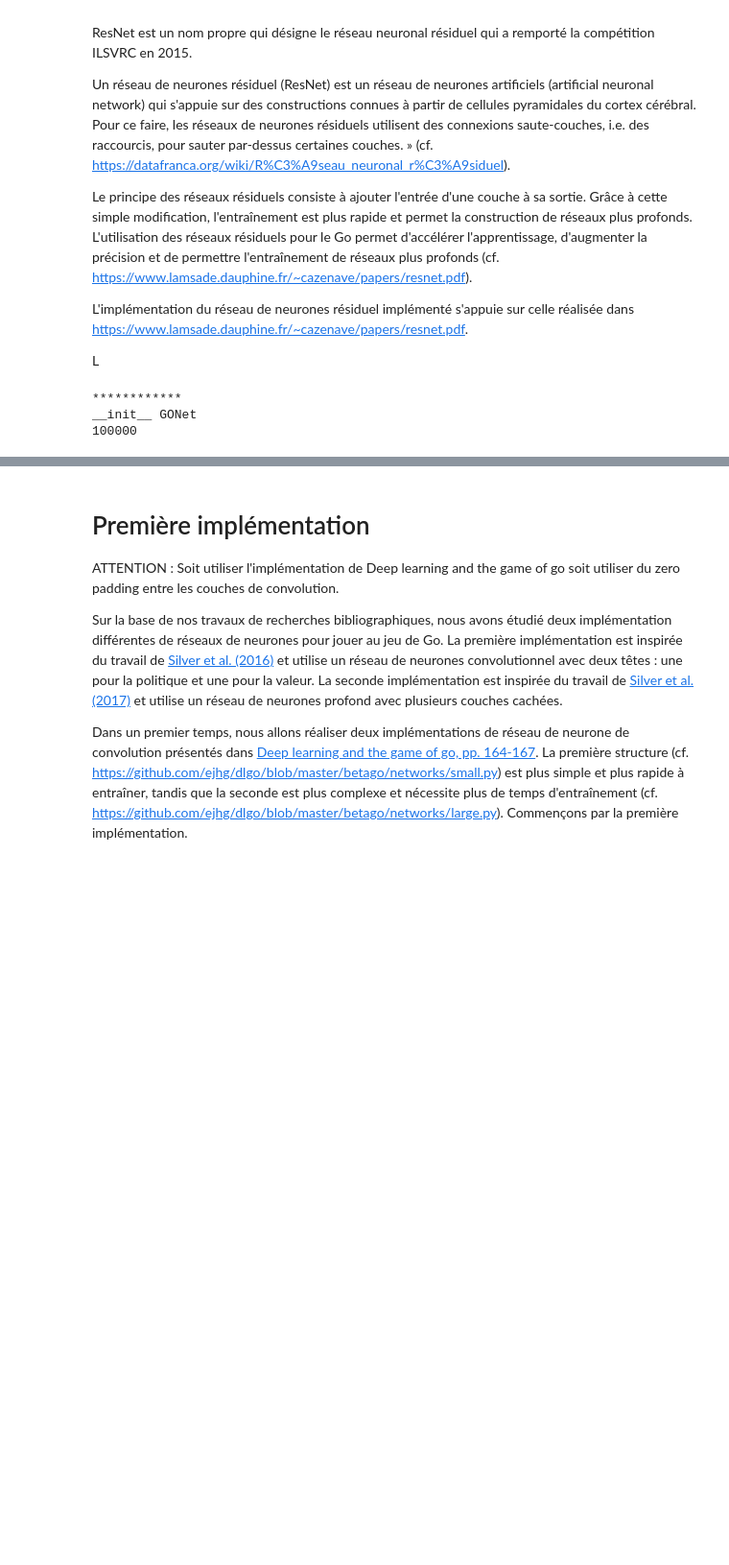
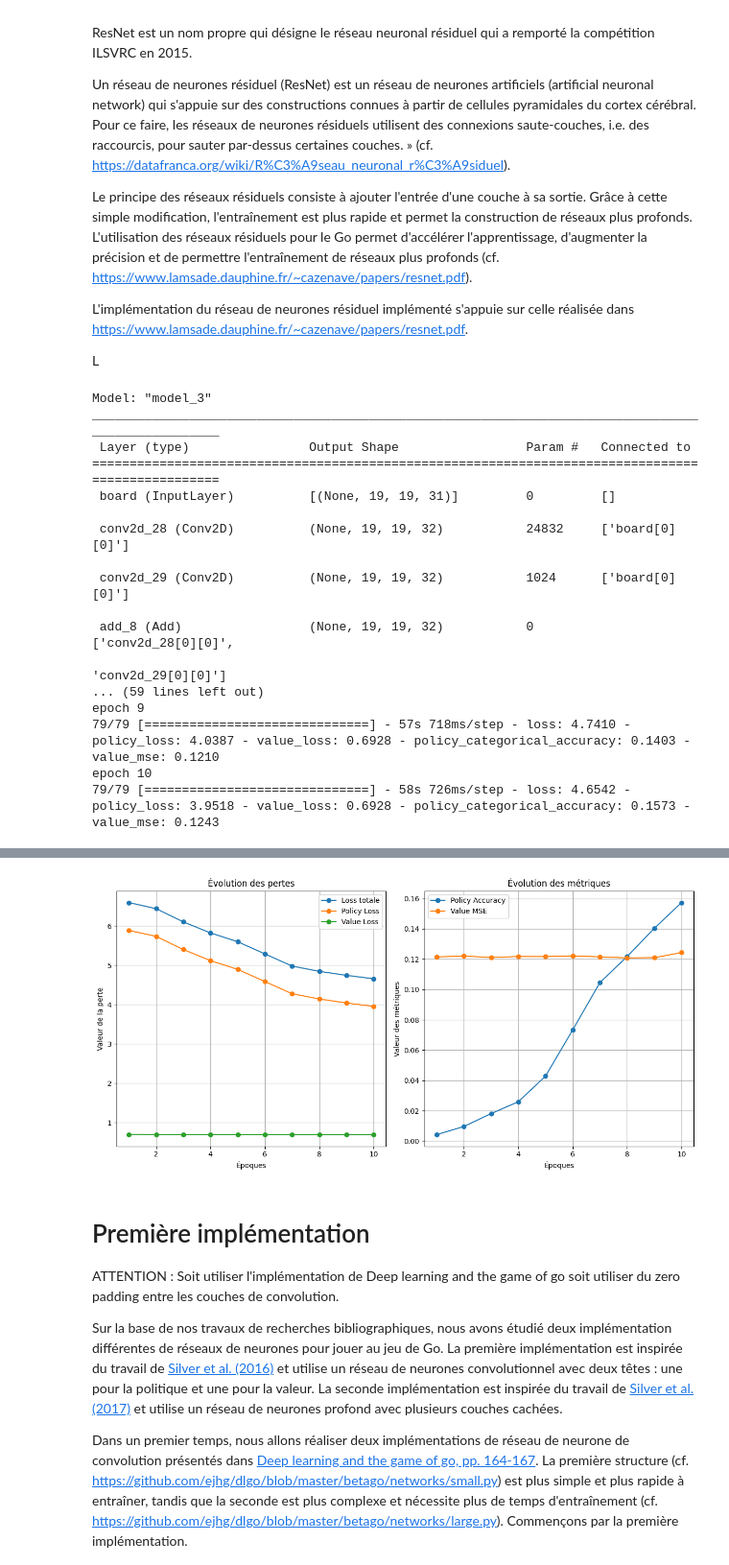
Before and after one commit to auduvignac/deep_learning_go, a Jupyter notebook: src/train_go_ai.ipynb, the cells around one changed output, grey strips where cells are left out. Shown at 96% size. Cells and saved outputs as stored; diff of their text form; code cells hidden in the pictures; blank space fills up the shorter version.

```diff
--- a/src/train_go_ai.ipynb
+++ b/src/train_go_ai.ipynb
@@ -770,8 +773,9 @@ class GONetResNet(GONet):
         self.num_blocks = num_blocks
 
     def residual_block(self, x):
-        conv_5x5 = layers.Conv2D(self.filters, 5, padding="same")(x)
-        conv_1x1 = layers.Conv2D(self.filters, 1, padding="same")(x)
+        filters = 32
+        conv_5x5 = layers.Conv2D(filters, 5, padding="same")(x)
+        conv_1x1 = layers.Conv2D(filters, 1, padding="same")(x)
         added = layers.Add()([conv_5x5, conv_1x1])
         return layers.Activation("relu")(added)
 
@@ -780,10 +784,29 @@ class GONetResNet(GONet):
         for _ in range(self.num_blocks):
             x = self.residual_block(x)
         self.x = x
-# %%
-GONetResNet_instance = GONetResNet()
-print(GONetResNet_instance.max_params)
-# %% [output]
-************
-__init__ GONet
-100000
+# %%
+GONetResNet_instance = GONetResNet(num_blocks=3)
+GONetResNet_instance.workflow(
+    epochs=10,
+    batch=128,
+    name="gonetresnet.h5",
+    log_accuracy_dict=log_accuracy_dict,
+)
+# %% [output]
+Model: "model_3"
+__________________________________________________________________________________________________
+ Layer (type)                Output Shape                 Param #   Connected to
+==================================================================================================
+ board (InputLayer)          [(None, 19, 19, 31)]         0         []
+
+ conv2d_28 (Conv2D)          (None, 19, 19, 32)           24832     ['board[0][0]']
+
+ conv2d_29 (Conv2D)          (None, 19, 19, 32)           1024      ['board[0][0]']
+
+ add_8 (Add)                 (None, 19, 19, 32)           0         ['conv2d_28[0][0]',
+                                                                     'conv2d_29[0][0]']
+... (59 lines left out)
+epoch 9
+79/79 [==============================] - 57s 718ms/step - loss: 4.7410 - policy_loss: 4.0387 - value_loss: 0.6928 - policy_categorical_accuracy: 0.1403 - value_mse: 0.1210
+epoch 10
+79/79 [==============================] - 58s 726ms/step - loss: 4.6542 - policy_loss: 3.9518 - value_loss: 0.6928 - policy_categorical_accuracy: 0.1573 - value_mse: 0.1243
@@ -790,3 +815,4 @@ __init__ GONet
+[figure, added]
 # %% [markdown]
 # Première implémentation
 
```
Also changed, not shown: parts of 2 cells of this notebook.
